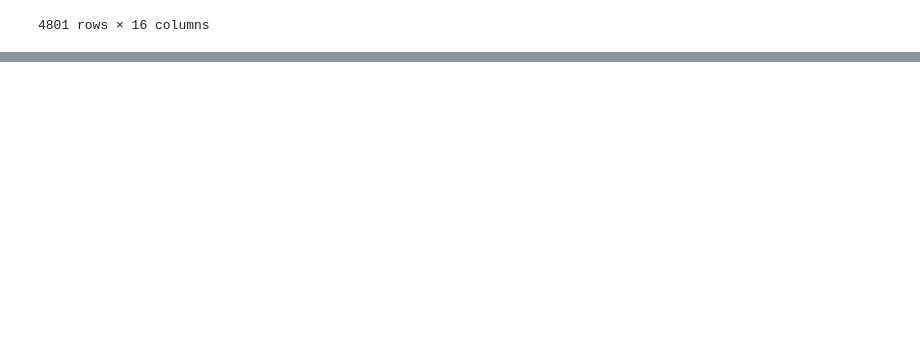
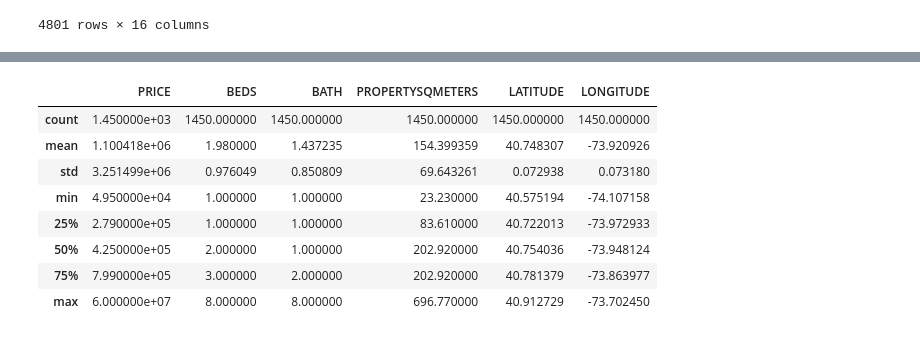
Before and after one commit to Baginka/DA_BA_NYCH, a Jupyter notebook: Data Analysis.ipynb, the cells around one changed output, grey strips where cells are left out. Drawn from its saved outputs; the diff is of its cells as text; code cells hidden in the pictures; blank space fills up the shorter version.

```diff
--- a/Data Analysis.ipynb
+++ b/Data Analysis.ipynb
@@ -119,0 +166,12 @@ nyc_data
+# %%
+df.describe()
+# %% [output]
+|  | PRICE | BEDS | BATH | PROPERTYSQMETERS | LATITUDE | LONGITUDE |
+| count | 1.450000e+03 | 1450.000000 | 1450.000000 | 1450.000000 | 1450.000000 | 1450.000000 |
+| mean | 1.100418e+06 | 1.980000 | 1.437235 | 154.399359 | 40.748307 | -73.920926 |
+| std | 3.251499e+06 | 0.976049 | 0.850809 | 69.643261 | 0.072938 | 0.073180 |
+| min | 4.950000e+04 | 1.000000 | 1.000000 | 23.230000 | 40.575194 | -74.107158 |
+| 25% | 2.790000e+05 | 1.000000 | 1.000000 | 83.610000 | 40.722013 | -73.972933 |
+| 50% | 4.250000e+05 | 2.000000 | 1.000000 | 202.920000 | 40.754036 | -73.948124 |
+| 75% | 7.990000e+05 | 3.000000 | 2.000000 | 202.920000 | 40.781379 | -73.863977 |
+| max | 6.000000e+07 | 8.000000 | 8.000000 | 696.770000 | 40.912729 | -73.702450 |
```
Also changed, not shown: parts of 7 cells of this notebook.
